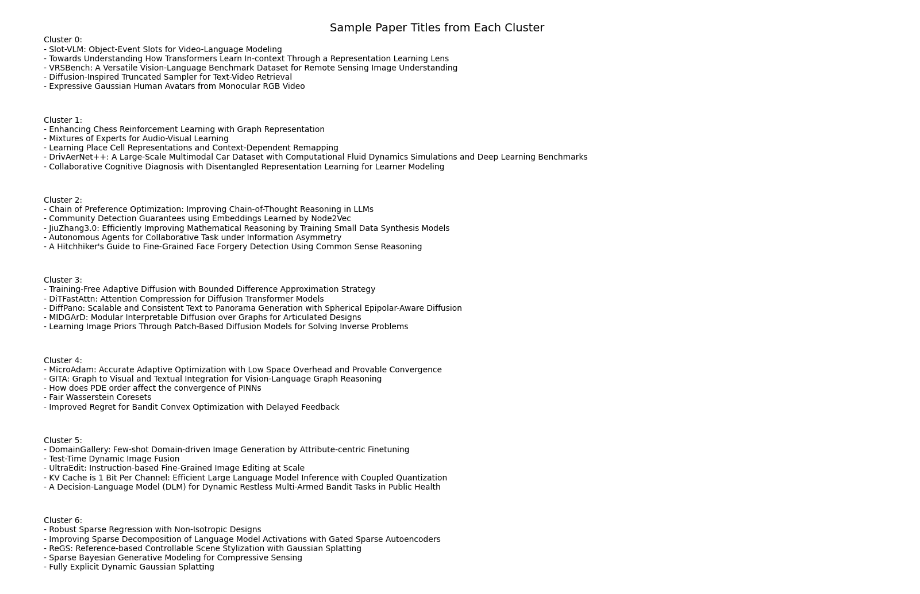
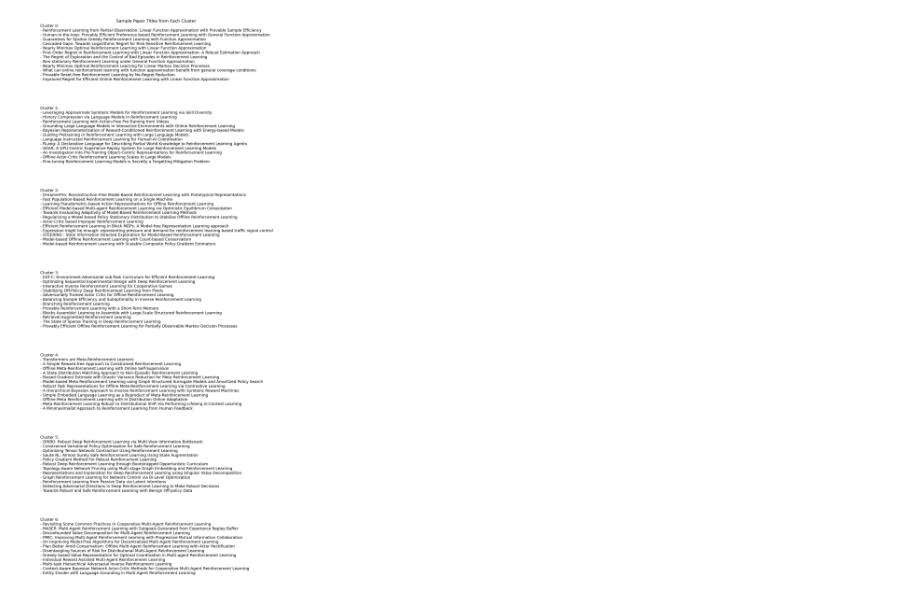
Before and after one commit to CaptainCuong/Research-utility, a Jupyter notebook: crawl_papers/analysis.ipynb, the cells around one changed output. Drawn from its saved outputs; the diff is of its cells as text; code cells hidden in the pictures.

```diff
--- a/crawl_papers/analysis.ipynb
+++ b/crawl_papers/analysis.ipynb
@@ -4,41 +4,41 @@ import pandas as pd
 import matplotlib.pyplot as plt
 
 # Reload the CSV file
-file_path = "nips2024_full.csv"
+file_path = "unified_selective.csv"
 df = pd.read_csv(file_path)
 
 # Sample titles by cluster need to be re-generated
 from sklearn.feature_extraction.text import TfidfVectorizer
 from sklearn.cluster import KMeans
 
 # Extract titles
 titles = df['title'].dropna().tolist()
 
 # Convert titles into TF-IDF feature vectors
 vectorizer = TfidfVectorizer(stop_words='english')
 X = vectorizer.fit_transform(titles)
 
 # Cluster titles using KMeans
 num_clusters = 7
 kmeans = KMeans(n_clusters=num_clusters, random_state=42)
 clusters = kmeans.fit_predict(X)
 
 # Add cluster labels to DataFrame
 df['cluster'] = clusters
 
 # Display sample titles using matplotlib
 fig, ax = plt.subplots(figsize=(14, 10))
 
 # Plot each cluster's titles
 for cluster_id in range(num_clusters):
-    cluster_titles = df[df['cluster'] == cluster_id]['title'].head(5).tolist()
+    cluster_titles = df[df['cluster'] == cluster_id]['title'].head(12).tolist()
     text_block = "\n".join(f"- {title}" for title in cluster_titles)
-    ax.text(0, 1 - (cluster_id * 0.15), f"Cluster {cluster_id}:\n{text_block}",
-            fontsize=10, va='top', ha='left', transform=ax.transAxes)
+    ax.text(0, 1 - (cluster_id * 0.5), f"Cluster {cluster_id}:\n{text_block}",
+            fontsize=13, va='top', ha='left', transform=ax.transAxes)
 
 ax.axis('off')
 plt.title("Sample Paper Titles from Each Cluster", fontsize=14)
 plt.tight_layout()
 plt.show()
 # %% [output]
-[figure, old version]
+[figure, new version]
```
Also changed, not shown: 6 other files.
